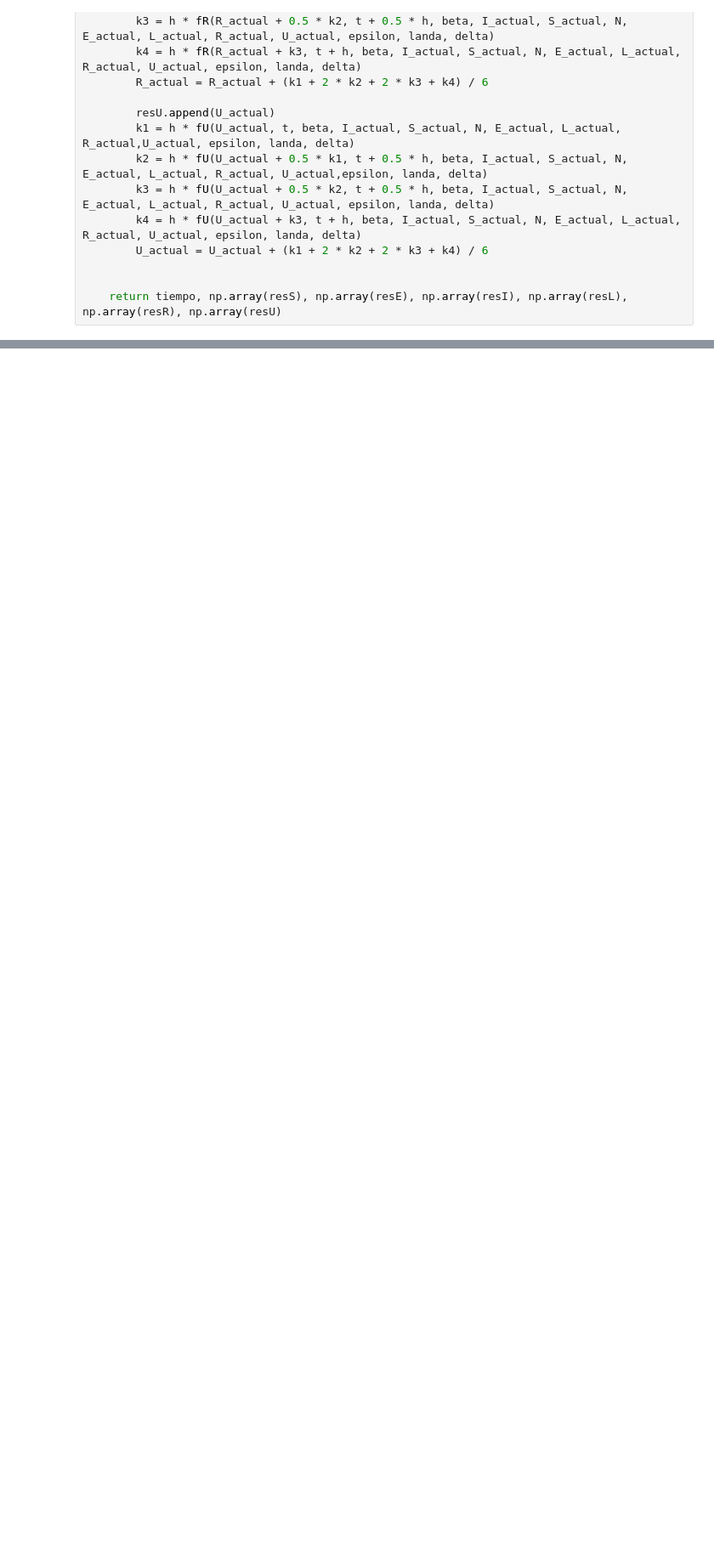
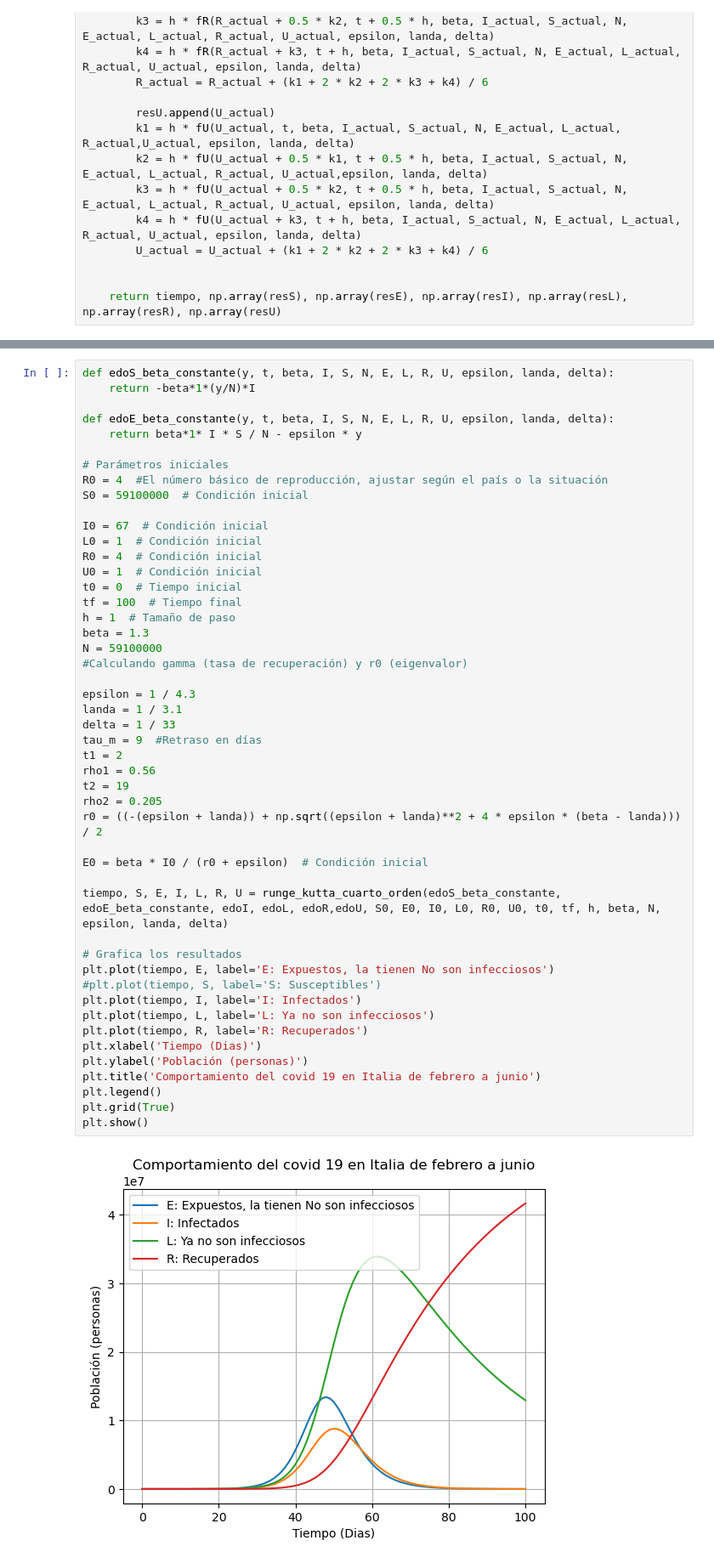
Before and after one commit to elvin00157/ControlAvanzadoII-2023, a Jupyter notebook: ProyectoCOVID19/Modelo-covid-analisis/modelo_covid_met_num.ipynb, the cells around one changed output, grey strips where cells are left out. Shown at 85% size. Drawn from its saved outputs; the diff is of its cells as text; blank space fills up the shorter version.

```diff
--- a/ProyectoCOVID19/Modelo-covid-analisis/modelo_covid_met_num.ipynb
+++ b/ProyectoCOVID19/Modelo-covid-analisis/modelo_covid_met_num.ipynb
@@ -155,0 +231,50 @@ plt.show()
+# %%
+def edoS_beta_constante(y, t, beta, I, S, N, E, L, R, U, epsilon, landa, delta):
+    return -beta*1*(y/N)*I
+
+def edoE_beta_constante(y, t, beta, I, S, N, E, L, R, U, epsilon, landa, delta):
+    return beta*1* I * S / N - epsilon * y
+
+# Parámetros iniciales
+R0 = 4  #El número básico de reproducción, ajustar según el país o la situación
+S0 = 59100000  # Condición inicial
+
+I0 = 67  # Condición inicial
+L0 = 1  # Condición inicial
+R0 = 4  # Condición inicial
+U0 = 1  # Condición inicial
+t0 = 0  # Tiempo inicial
+tf = 100  # Tiempo final
+h = 1  # Tamaño de paso
+beta = 1.3
+N = 59100000
+#Calculando gamma (tasa de recuperación) y r0 (eigenvalor)
+
+epsilon = 1 / 4.3
+landa = 1 / 3.1
+delta = 1 / 33
+tau_m = 9  #Retraso en días
+t1 = 2
+rho1 = 0.56
+t2 = 19
+rho2 = 0.205
+r0 = ((-(epsilon + landa)) + np.sqrt((epsilon + landa)**2 + 4 * epsilon * (beta - landa))) / 2
+
+E0 = beta * I0 / (r0 + epsilon)  # Condición inicial
+
+tiempo, S, E, I, L, R, U = runge_kutta_cuarto_orden(edoS_beta_constante, edoE_beta_constante, edoI, edoL, edoR,edoU, S0, E0, I0, L0, R0, U0, t0, tf, h, beta, N, epsilon, landa, delta)
+
+# Grafica los resultados
+plt.plot(tiempo, E, label='E: Expuestos, la tienen No son infecciosos')
+#plt.plot(tiempo, S, label='S: Susceptibles')
+plt.plot(tiempo, I, label='I: Infectados')
+plt.plot(tiempo, L, label='L: Ya no son infecciosos')
+plt.plot(tiempo, R, label='R: Recuperados')
+plt.xlabel('Tiempo (Dias)')
+plt.ylabel('Población (personas)')
+plt.title('Comportamiento del covid 19 en Italia de febrero a junio')
+plt.legend()
+plt.grid(True)
+plt.show()
+# %% [output]
+[figure, added]
```
Also changed, not shown: parts of 22 cells of this notebook, 1 other file.
